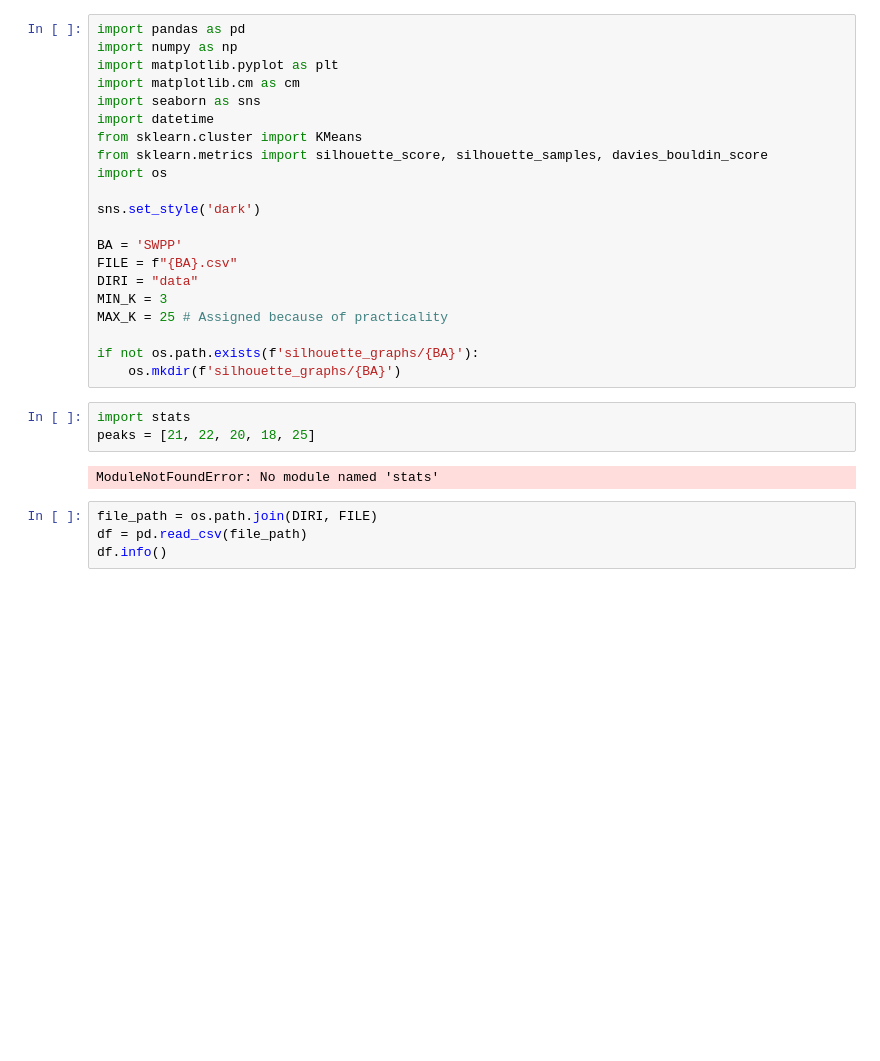
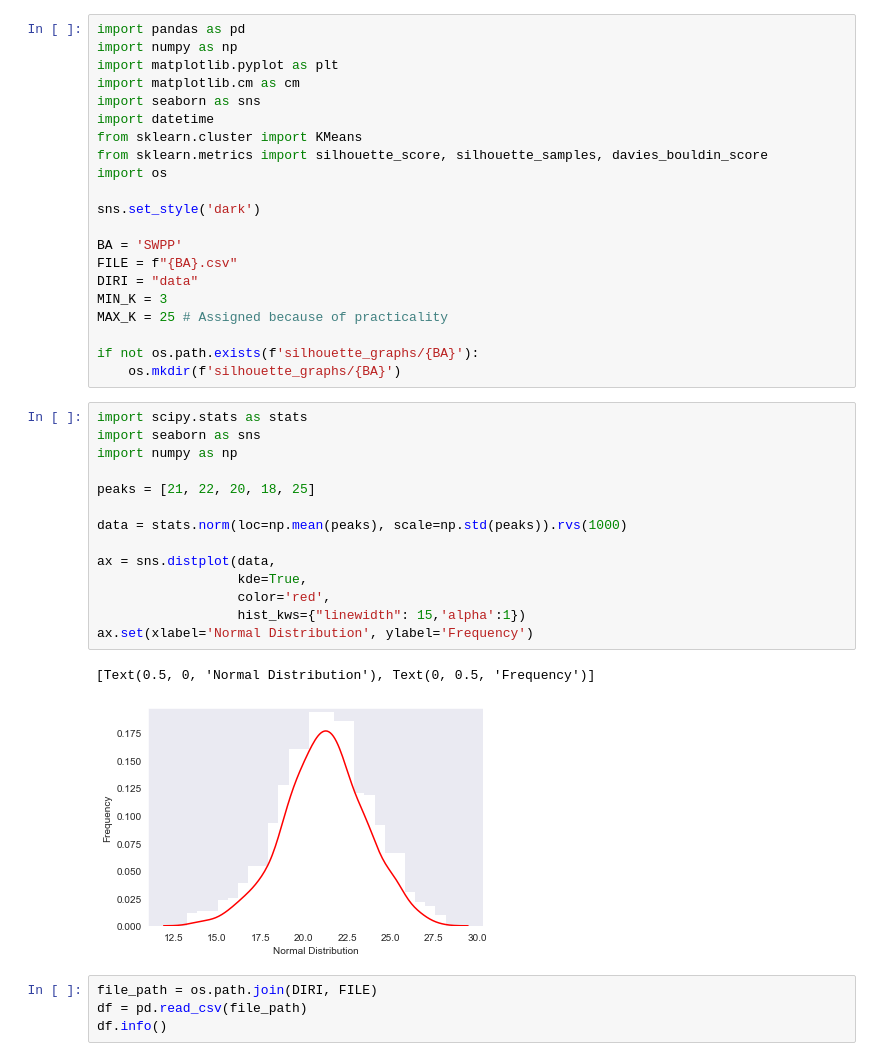
Before and after one commit to jgib124/Energy-Demand-Clustering, a Jupyter notebook: test_clustering.ipynb, the cells around one changed output. Cells and saved outputs as stored; diff of their text form; blank space fills up the shorter version.

```diff
--- a/test_clustering.ipynb
+++ b/test_clustering.ipynb
@@ -20,10 +20,22 @@ MAX_K = 25 # Assigned because of practicality
 if not os.path.exists(f'silhouette_graphs/{BA}'):
     os.mkdir(f'silhouette_graphs/{BA}')
 # %%
-import stats
+import scipy.stats as stats
+import seaborn as sns
+import numpy as np
+
 peaks = [21, 22, 20, 18, 25]
+
+data = stats.norm(loc=np.mean(peaks), scale=np.std(peaks)).rvs(1000)
+
+ax = sns.distplot(data,
+                  kde=True,
+                  color='red',
+                  hist_kws={"linewidth": 15,'alpha':1})
+ax.set(xlabel='Normal Distribution', ylabel='Frequency')
 # %% [output]
-ModuleNotFoundError: No module named 'stats'
+[Text(0.5, 0, 'Normal Distribution'), Text(0, 0.5, 'Frequency')]
+[figure, added]
 # %%
 file_path = os.path.join(DIRI, FILE)
 df = pd.read_csv(file_path)
```
Also changed, not shown: parts of 8 cells of this notebook, 32 other files.
